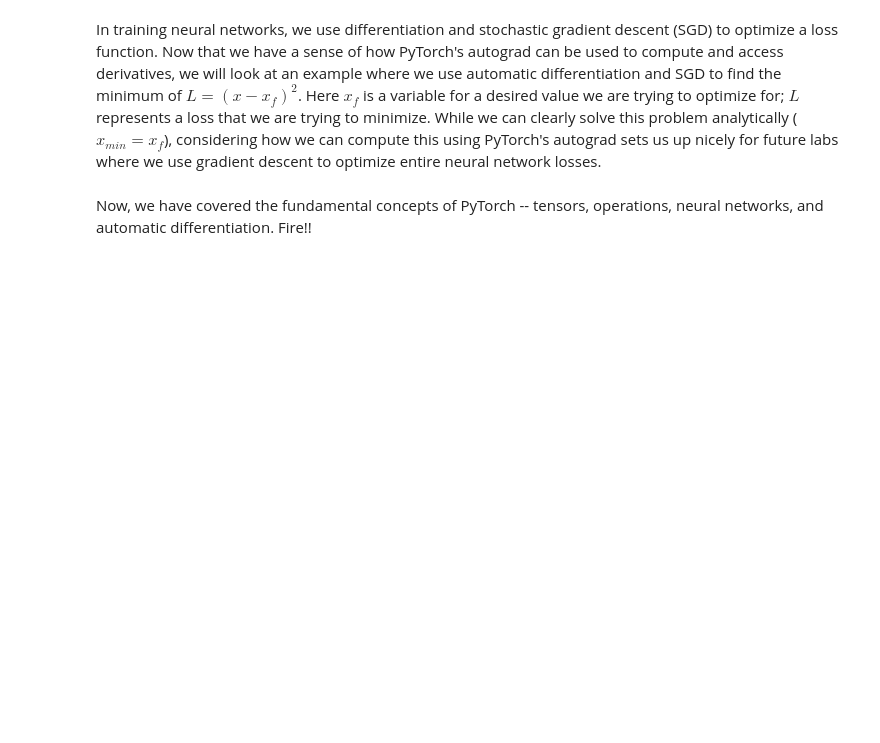
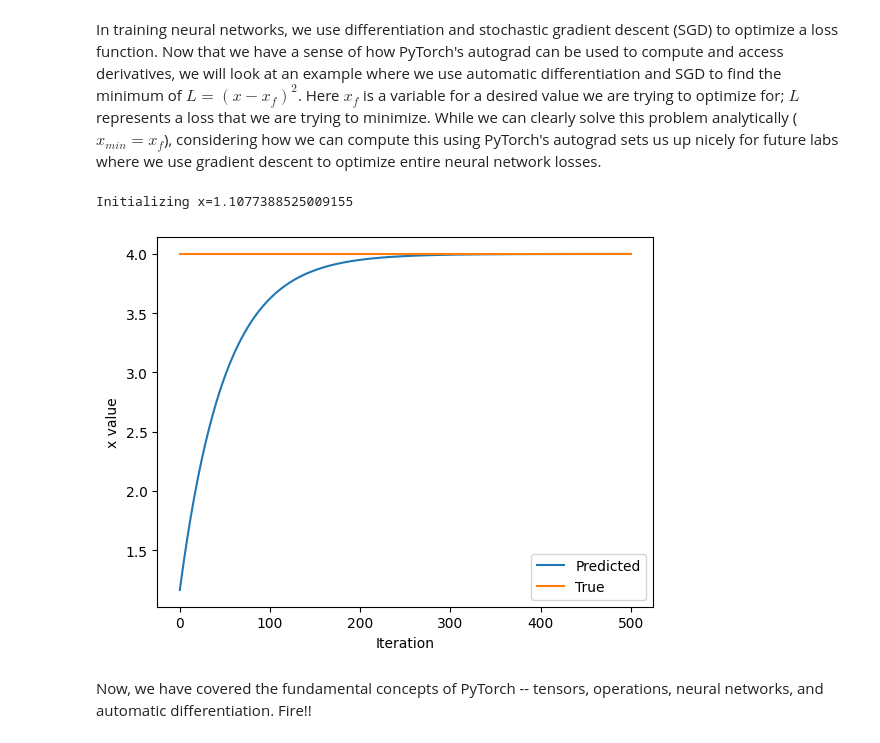
Before and after one commit to Kyanlul/AdvProg_AY2223, a Jupyter notebook: lab1/PT_Part1_Intro.ipynb, the cells around one changed output. Saved outputs shown, nothing was run; the diff lists cells and outputs as text; code cells hidden in the pictures; blank space fills up the shorter version.

```diff
--- a/lab1/PT_Part1_Intro.ipynb
+++ b/lab1/PT_Part1_Intro.ipynb
@@ -349,33 +341,36 @@ In training neural networks, we use differentiation and stochastic gradient desc
 x = torch.randn(1)
 print(f"Initializing x={x.item()}")
 
 learning_rate = 1e-2  # Learning rate
 history = []
 x_f = 4  # Target value
 
 
 # We will run gradient descent for a number of iterations. At each iteration, we compute the loss,
 #   compute the derivative of the loss with respect to x, and perform the update.
 for i in range(500):
     x = torch.tensor([x], requires_grad=True)
 
     # TODO: Compute the loss as the square of the difference between x and x_f
-    loss = # TODO
+    loss = (x - x_f) ** 2
 
     # Backpropagate through the loss to compute gradients
     loss.backward()
 
     # Update x with gradient descent
     x = x.item() - learning_rate * x.grad
 
     history.append(x.item())
 
 # Plot the evolution of x as we optimize toward x_f!
 plt.plot(history)
 plt.plot([0, 500], [x_f, x_f])
 plt.legend(('Predicted', 'True'))
 plt.xlabel('Iteration')
 plt.ylabel('x value')
 plt.show()
+# %% [output]
+Initializing x=1.1077388525009155
+[figure, added]
 # %% [markdown]
 Now, we have covered the fundamental concepts of PyTorch -- tensors, operations, neural networks, and automatic differentiation. Fire!!
```
Also changed, not shown: parts of 12 cells of this notebook.
